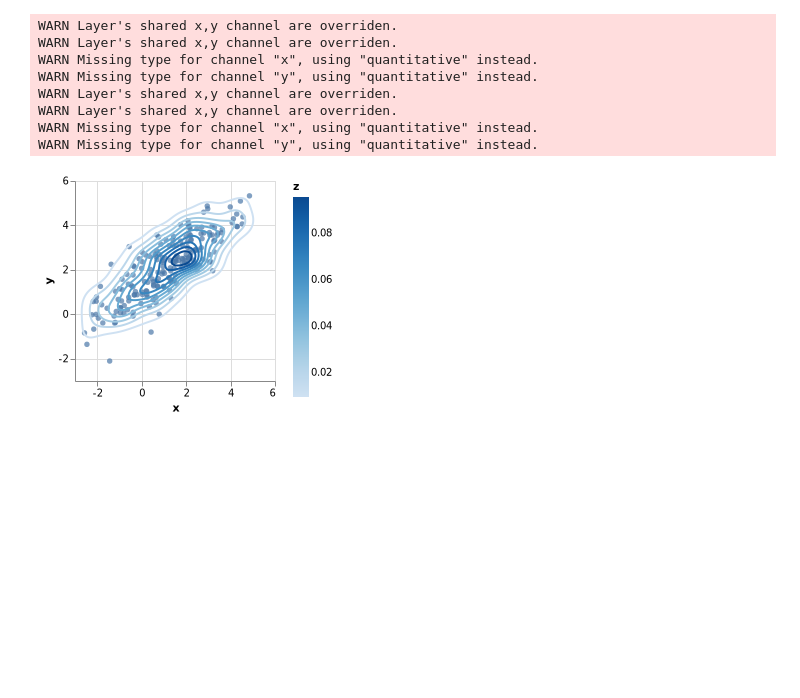
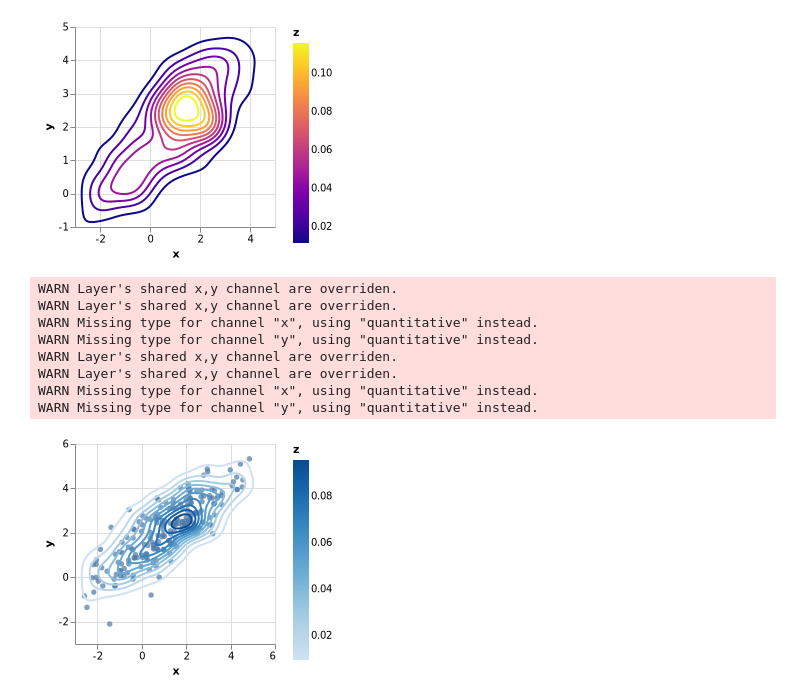
Before and after one commit to queryverse/QuickVega.jl, a Jupyter notebook: sandbox/Contour_Plot.ipynb, the cells around one changed output. Cells and saved outputs as stored; diff of their text form; code cells hidden in the pictures; blank space fills up the shorter version.

```diff
--- a/sandbox/Contour_Plot.ipynb
+++ b/sandbox/Contour_Plot.ipynb
@@ -22,3 +23,7 @@ color_scheme
+# %%
+p
+# %% [output]
+[figure, added]
 # %%
 @vlplot(x={type="quantitative"},y={type="quantitative"}) + scatterplot(samples) + contourplot(samples)
 # %% [output]
```
Also changed, not shown: parts of 3 cells of this notebook, 4 other files.
